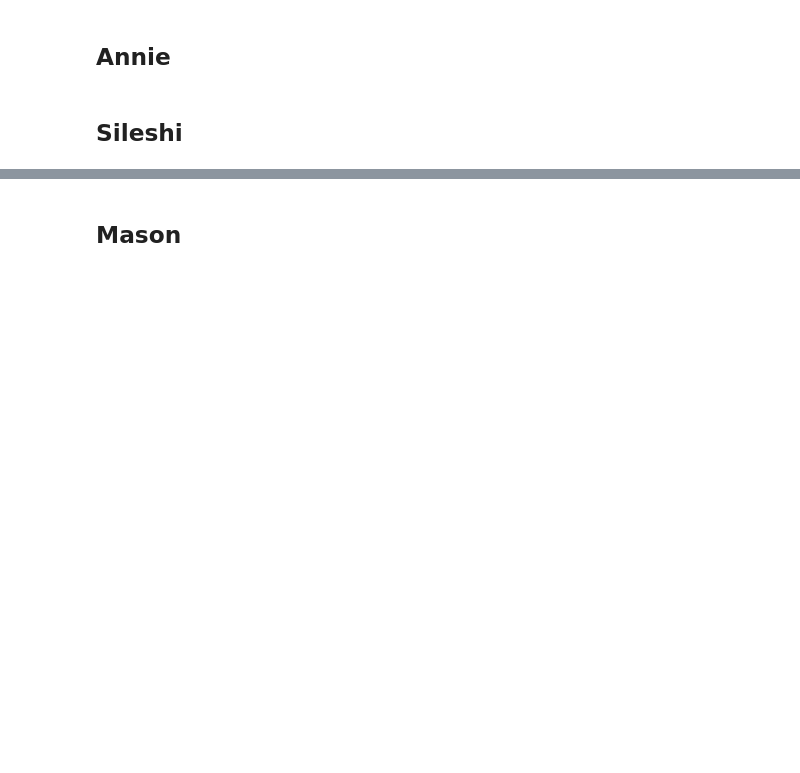
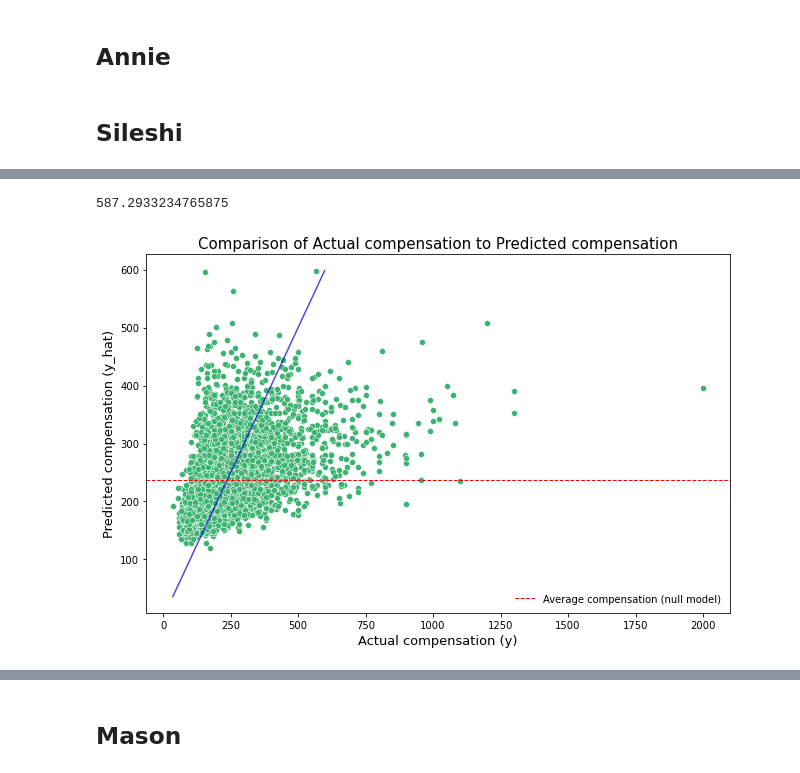
Before and after one commit to mh0805/Group-Project, a Jupyter notebook: Code/MODELING.ipynb, the cells around one changed output, grey strips where cells are left out. Cells and saved outputs as stored; diff of their text form; code cells hidden in the pictures; blank space fills up the shorter version.

Commit message:
Linear Regression draft pushed

```diff
--- a/Code/MODELING.ipynb
+++ b/Code/MODELING.ipynb
@@ -8,0 +21,4 @@
+# %%
+# Loading dataset
+df = pd.read_csv('../Data/salary_cleaned.csv')
+df.head()
@@ -8,0 +32,7 @@
+# %%
+features = ['yearsofexperience', 'yearsatcompany','inflation_rate', 'inflation_rate_3mos', 'employment_rate',
+       'employment_rate_3mos']
+X = df[features]
+y = df['totalyearlycompensation']
+
+X_train, X_test, y_train, y_test = train_test_split(X, y, test_size=0.20, random_state=42)
@@ -8,0 +71,5 @@
+# %%
+# Linear Regression
+
+lr = LinearRegression()
+lr.fit(X_train,y_train)
@@ -8,0 +123,20 @@
+# %%
+intercept = lr.intercept_
+intercept
+# %% [output]
+587.2933234765875
+# %%
+plt.figure(figsize = (9, 6))
+sns.scatterplot(x = y_test, y = lr.predict(X_test), color = 'mediumseagreen')
+plt.title('Comparison of Actual compensation to Predicted compensation', fontdict = {'fontsize':15})
+maxDist = max(max(lr.predict(X_test)), max(lr.predict(X_test)))
+minDist = min(min(lr.predict(X_test)), min(y_test))
+sns.lineplot((minDist, maxDist), (minDist, maxDist), color = 'mediumblue', alpha = 0.7) # Similar to Mahdi's code, but done with Seaborn
+plt.xlabel('Actual compensation (y)', fontdict= {'fontsize':13})
+plt.axhline(df['totalyearlycompensation'].mean(), linewidth=1, linestyle='dashed', color='r', label='Average compensation (null model)')
+plt.ylabel('Predicted compensation (y_hat)', fontdict= {'fontsize':13})
+plt.legend(frameon=False, loc='lower right')
+
+plt.tight_layout();
+# %% [output]
+[figure, added]
```
Also changed, not shown: parts of 41 cells of this notebook.
